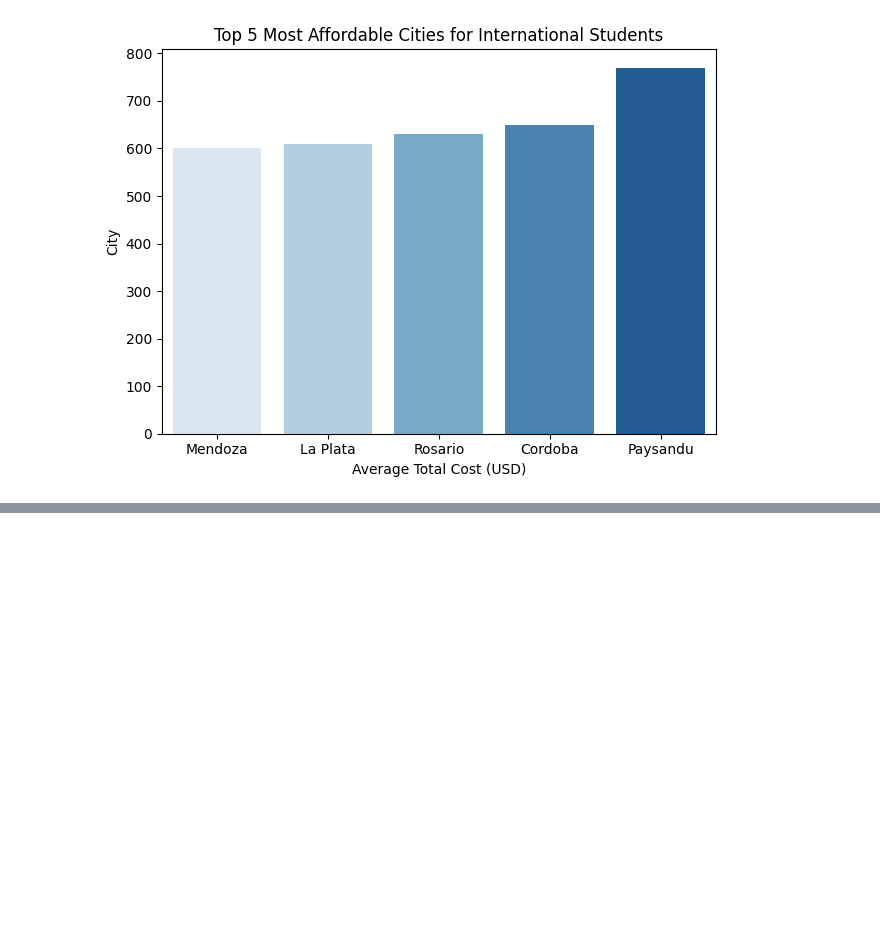
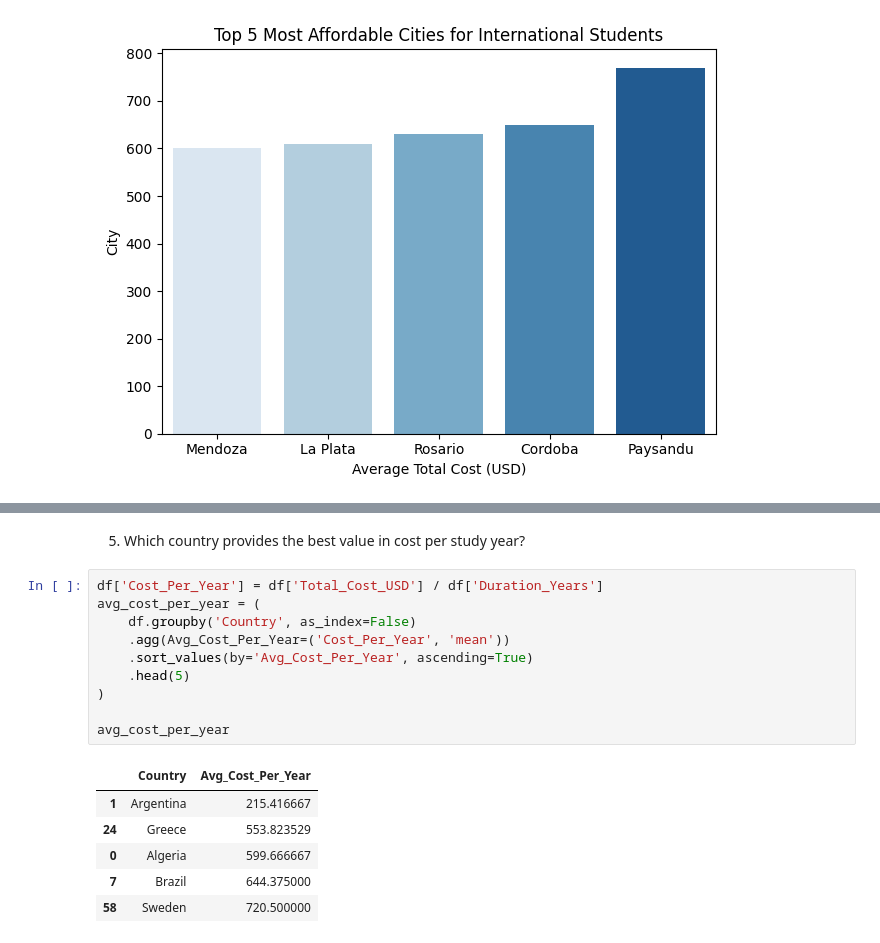
Before and after one commit to ChhailengTim/data_science_basic, a Jupyter notebook: Final Project/main/test.ipynb, the cells around one changed output, grey strips where cells are left out. Drawn from its saved outputs; the diff is of its cells as text; blank space fills up the shorter version.

```diff
--- a/Final Project/main/test.ipynb
+++ b/Final Project/main/test.ipynb
@@ -185,0 +216,19 @@ Passing `palette` without assigning `hue` is deprecated and will be removed in v
+# %% [markdown]
+5. Which country provides the best value in cost per study year?
+# %%
+df['Cost_Per_Year'] = df['Total_Cost_USD'] / df['Duration_Years']
+avg_cost_per_year = (
+    df.groupby('Country', as_index=False)
+    .agg(Avg_Cost_Per_Year=('Cost_Per_Year', 'mean'))
+    .sort_values(by='Avg_Cost_Per_Year', ascending=True)
+    .head(5)
+)
+
+avg_cost_per_year
+# %% [output]
+|  | Country | Avg_Cost_Per_Year |
+| 1 | Argentina | 215.416667 |
+| 24 | Greece | 553.823529 |
+| 0 | Algeria | 599.666667 |
+| 7 | Brazil | 644.375000 |
+| 58 | Sweden | 720.500000 |
```
Also changed, not shown: parts of 5 cells of this notebook, 3 other files.
